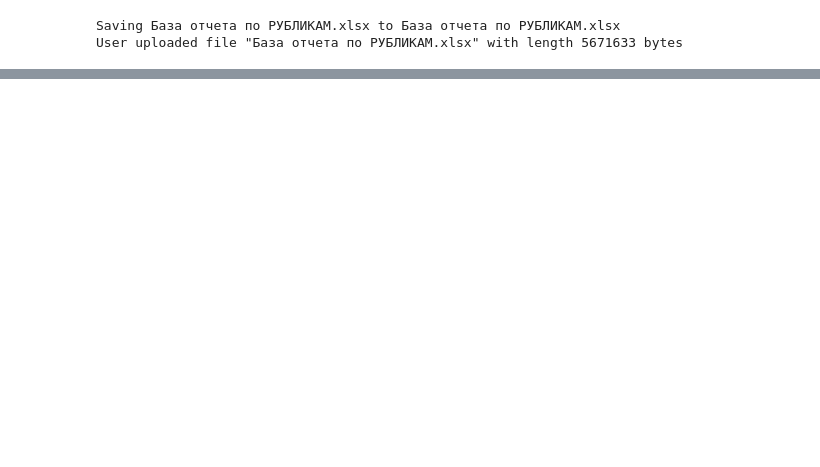
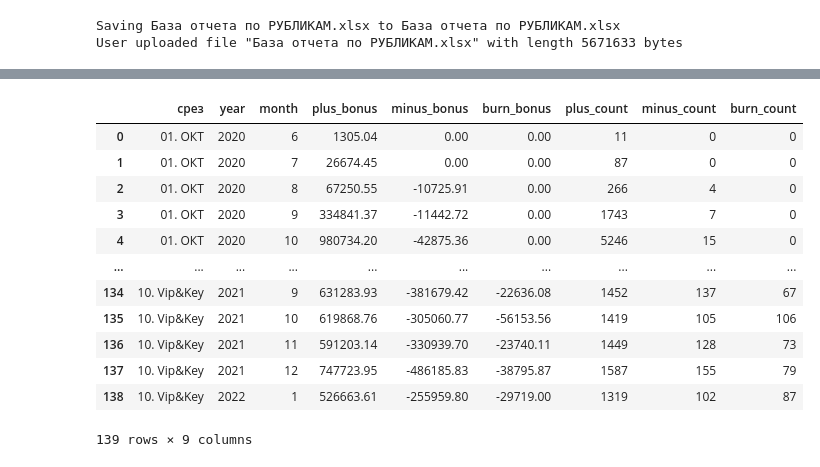
Before and after one commit to BPMvrn/Work_OM_public, a Jupyter notebook: Рублики.ipynb, the cells around one changed output, grey strips where cells are left out. Cells and saved outputs as stored; diff of their text form; code cells hidden in the pictures; blank space fills up the shorter version.

```diff
--- a/Рублики.ipynb
+++ b/Рублики.ipynb
@@ -72,0 +184,40 @@ df.head()
+# %%
+arch_df1 = arch_df\
+              .query('year>0')\
+              .groupby(['срез', 'year', 'month'], as_index=False)\
+              .agg({'plus_bonus':'sum', 'minus_bonus':'sum', 'burn_bonus':'sum', 'plus_count':'sum', 'minus_count':'sum', 'burn_count':'sum'}) #не учитываются бонусы на счетах у отключенных от ПЛ клиентов
+# %%
+arch_df24 = arch_df\
+              .query('year>0 and (channel=="04. СМБ" or channel=="02. КБ" or channel=="03. ПРЦ")')\
+              .groupby(['channel', 'year', 'month'], as_index=False)\
+              .agg({'plus_bonus':'sum', 'minus_bonus':'sum', 'burn_bonus':'sum', 'plus_count':'sum', 'minus_count':'sum', 'burn_count':'sum'})\
+              .rename(columns={"channel":"срез"}) #не учитываются бонусы на счетах у отключенных от ПЛ клиентов #не учитываются бонусы на счетах у отключенных от ПЛ клиентов
+# %%
+arch_df5 = arch_df\
+              .query('year>0 and gov=="05. Госсектор"')\
+              .groupby(['gov', 'year', 'month'], as_index=False)\
+              .agg({'plus_bonus':'sum', 'minus_bonus':'sum', 'burn_bonus':'sum', 'plus_count':'sum', 'minus_count':'sum', 'burn_count':'sum'})\
+              .rename(columns={"gov":"срез"}) #не учитываются бонусы на счетах у отключенных от ПЛ клиентов #не учитываются бонусы на счетах у отключенных от ПЛ клиентов
+# %%
+arch_df910 = arch_df\
+               .query('year>0 and (status2=="09. Крупный" or status2=="10. Vip&Key")')\
+              .groupby(['status2', 'year', 'month'], as_index=False)\
+              .agg({'plus_bonus':'sum', 'minus_bonus':'sum', 'burn_bonus':'sum', 'plus_count':'sum', 'minus_count':'sum', 'burn_count':'sum'})\
+              .rename(columns={"status2":"срез"}) #не учитываются бонусы на счетах у отключенных от ПЛ клиентов #не учитываются бонусы на счетах у отключенных от ПЛ клиентов
+# %%
+arch_total = pd.concat([arch_df1, arch_df24, arch_df5, arch_df910], axis=0, ignore_index=True)
+arch_total
+# %% [output]
+|  | срез | year | month | plus_bonus | minus_bonus | burn_bonus | plus_count | minus_count | burn_count |
+| 0 | 01. ОКТ | 2020 | 6 | 1305.04 | 0.00 | 0.00 | 11 | 0 | 0 |
+| 1 | 01. ОКТ | 2020 | 7 | 26674.45 | 0.00 | 0.00 | 87 | 0 | 0 |
+| 2 | 01. ОКТ | 2020 | 8 | 67250.55 | -10725.91 | 0.00 | 266 | 4 | 0 |
+| 3 | 01. ОКТ | 2020 | 9 | 334841.37 | -11442.72 | 0.00 | 1743 | 7 | 0 |
+| 4 | 01. ОКТ | 2020 | 10 | 980734.20 | -42875.36 | 0.00 | 5246 | 15 | 0 |
+| ... | ... | ... | ... | ... | ... | ... | ... | ... | ... |
+| 134 | 10. Vip&Key | 2021 | 9 | 631283.93 | -381679.42 | -22636.08 | 1452 | 137 | 67 |
+| 135 | 10. Vip&Key | 2021 | 10 | 619868.76 | -305060.77 | -56153.56 | 1419 | 105 | 106 |
+| 136 | 10. Vip&Key | 2021 | 11 | 591203.14 | -330939.70 | -23740.11 | 1449 | 128 | 73 |
+| 137 | 10. Vip&Key | 2021 | 12 | 747723.95 | -486185.83 | -38795.87 | 1587 | 155 | 79 |
+| 138 | 10. Vip&Key | 2022 | 1 | 526663.61 | -255959.80 | -29719.00 | 1319 | 102 | 87 |
+139 rows × 9 columns
```
Also changed, not shown: parts of 31 cells of this notebook.
